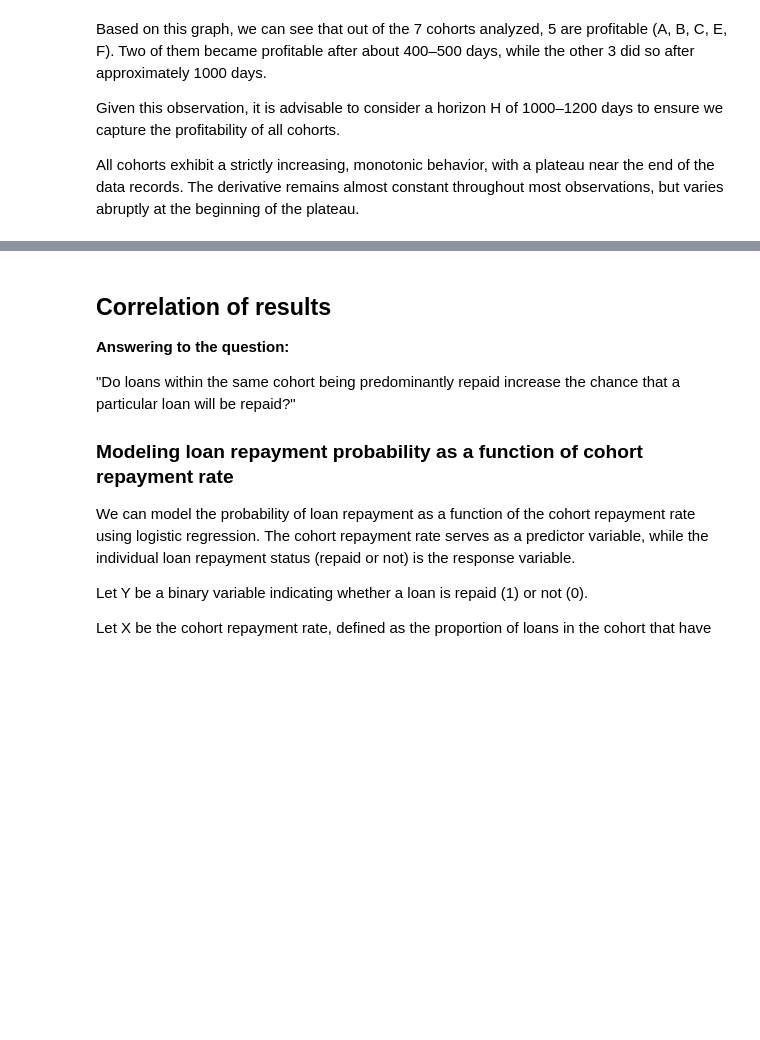
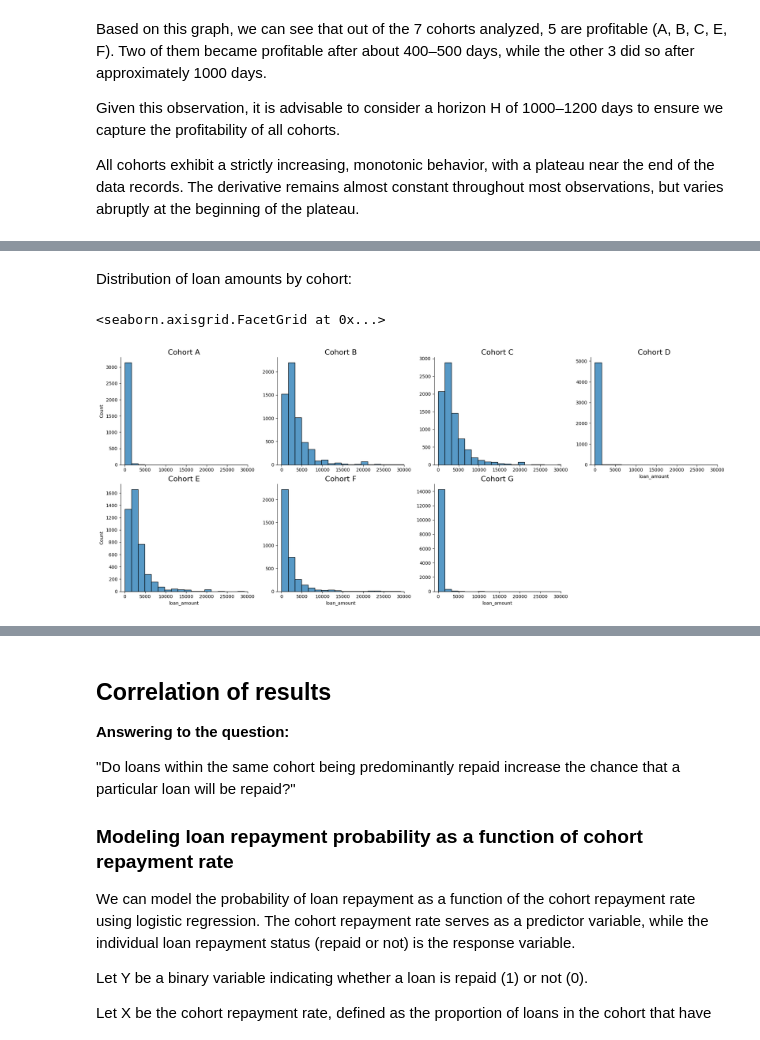
Before and after one commit to jquentino/cohort-profitability-case, a Jupyter notebook: notebooks/1-jq-exploratory-data-analysis.ipynb, the cells around one changed output, grey strips where cells are left out. Drawn from its saved outputs; the diff is of its cells as text; code cells hidden in the pictures; blank space fills up the shorter version.

```diff
--- a/notebooks/1-jq-exploratory-data-analysis.ipynb
+++ b/notebooks/1-jq-exploratory-data-analysis.ipynb
@@ -145,0 +180,21 @@ All cohorts exhibit a strictly increasing, monotonic behavior, with a plateau ne
+# %% [markdown]
+Distribution of loan amounts by cohort:
+# %%
+import seaborn as sns
+
+graph = sns.displot(
+    data=loans_last_status.sort_values('batch_letter'),
+    x="loan_amount",
+    col="batch_letter",
+    kind="hist",
+    col_wrap=4,
+    height=4,
+    aspect=1.2,
+    bins=40,
+    facet_kws={"sharex": False, "sharey": False, "xlim": (-1e3, 30e3)},
+)
+
+graph.set_titles("Cohort {col_name}", size=16)
+# %% [output]
+<seaborn.axisgrid.FacetGrid at 0x...>
+[figure, added]
```
Also changed, not shown: parts of 28 cells of this notebook, 2 other files.
